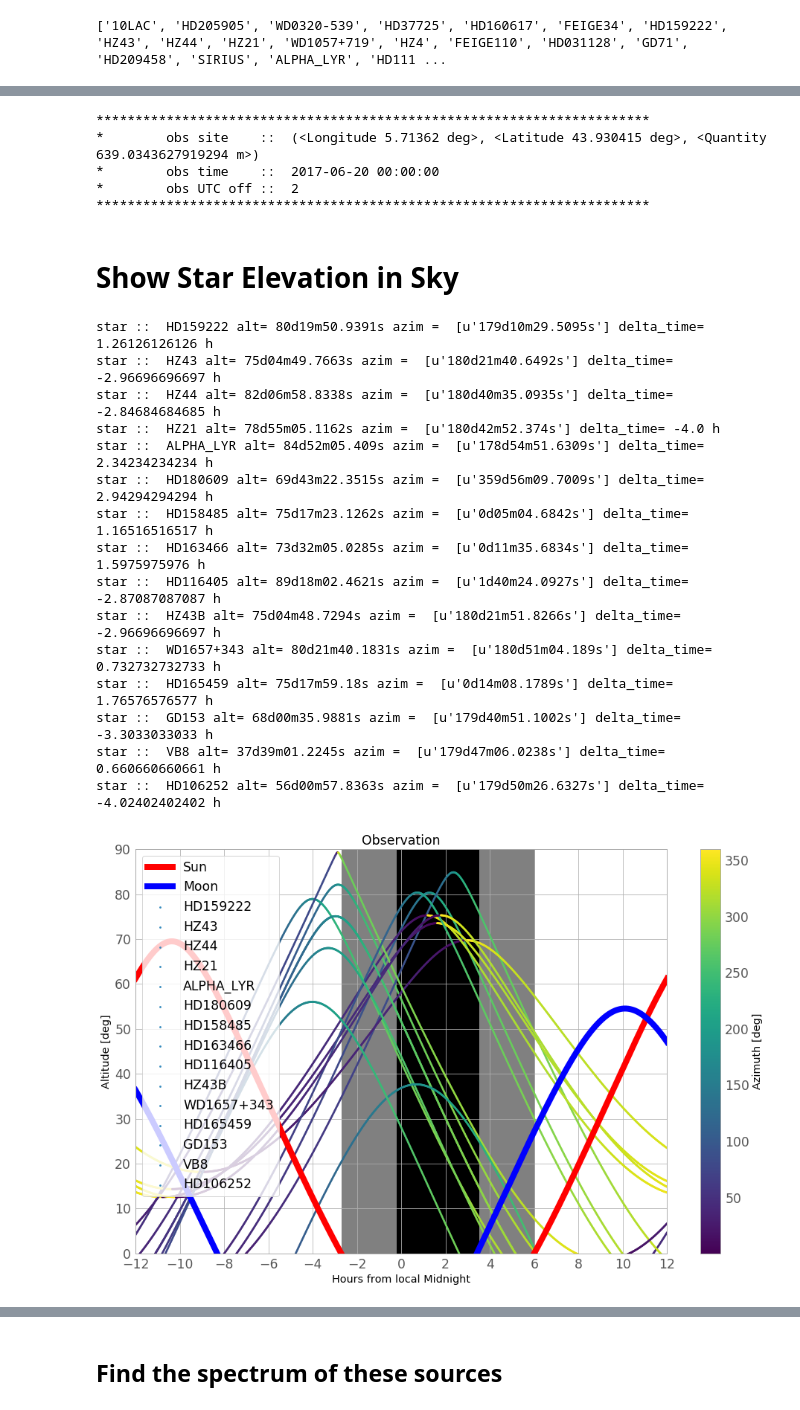
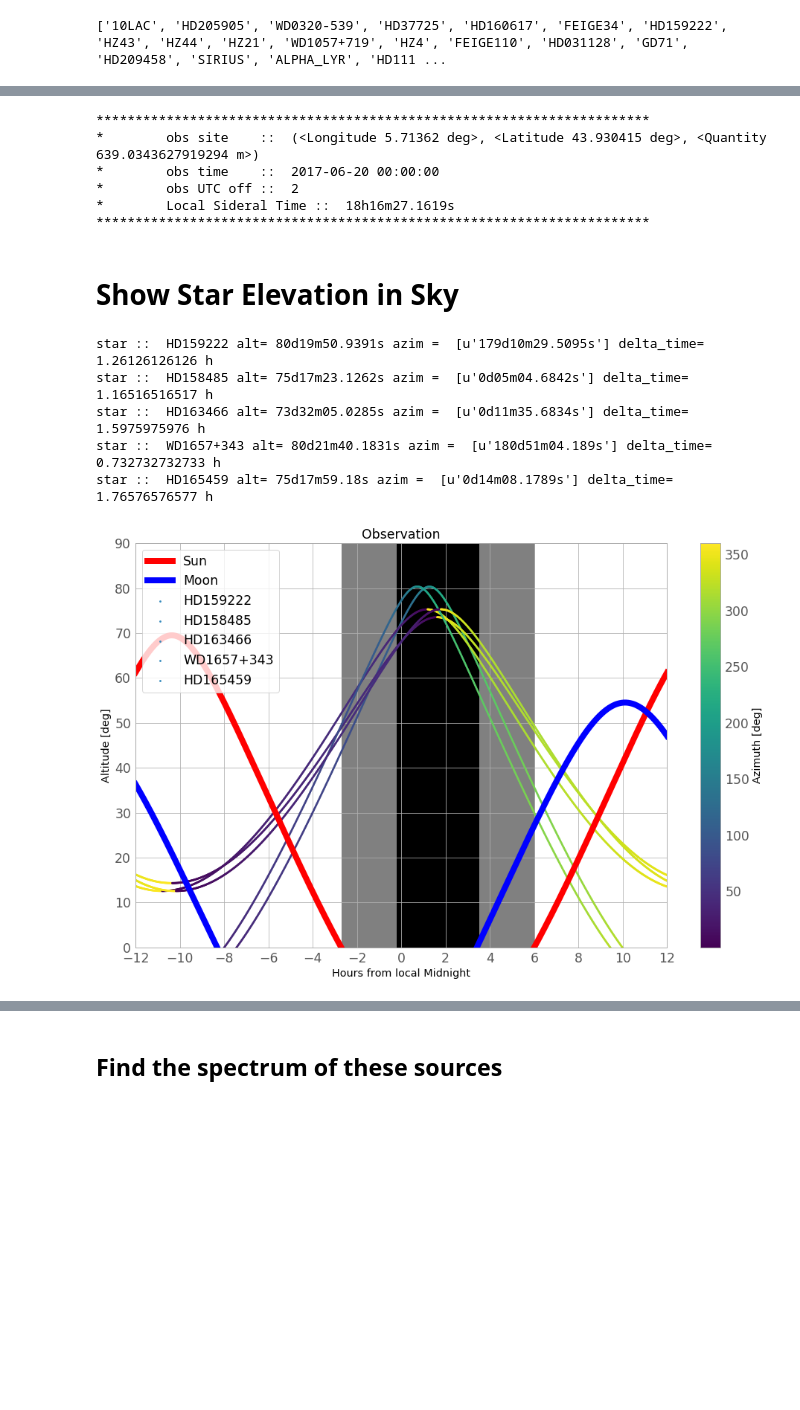
Before and after one commit to sylvielsstfr/AtmCalibAna, a Jupyter notebook: tools/pysynphot_tools/CALSPEC_sources/CalSpecQuery_OHPJuly2017.ipynb, the cells around one changed output, grey strips where cells are left out. Cells and saved outputs as stored; diff of their text form; code cells hidden in the pictures; blank space fills up the shorter version.

Commit message:
add sidereal time OHP

```diff
--- a/tools/pysynphot_tools/CALSPEC_sources/CalSpecQuery_OHPJuly2017.ipynb
+++ b/tools/pysynphot_tools/CALSPEC_sources/CalSpecQuery_OHPJuly2017.ipynb
@@ -697,12 +715,14 @@ print "*********************************************************************** "
 print "* \t obs site    :: ", obs_site.to_geodetic()
 print "* \t obs time    :: ", obs_date_time
 print "* \t obs UTC off :: ", obs_utc_offset
+print "* \t Local Sideral Time :: ",obs_date_sidtime
 print "*********************************************************************** "
 # %% [output]
 ***********************************************************************
 *        obs site    ::  (<Longitude 5.71362 deg>, <Latitude 43.930415 deg>, <Quantity 639.0343627919294 m>)
 *        obs time    ::  2017-06-20 00:00:00
 *        obs UTC off ::  2
+*        Local Sideral Time ::  18h16m27.1619s
 ***********************************************************************
 # %% [markdown]
 # Show Star Elevation in Sky
@@ -728,45 +748,35 @@ for key, starobj in All_CALSPEC_Stars_InSkyCoord.iteritems():
     alt_max=np.max(star_traj_insky.alt)
     az_max=star_traj_insky.az[np.where(star_traj_insky.alt==alt_max)]
     delta_tt=delta_midnight[np.where(star_traj_insky.alt==alt_max)][0]
-    if alt_max>30*u.deg and delta_tt<5*u.hour and delta_tt>-5*u.hour:
+    if alt_max>60*u.deg and delta_tt<2*u.hour and delta_tt>-2*u.hour:
         print 'star :: ',key,'alt=',alt_max,'azim = ',az_max,'delta_time=',delta_tt
         plt.scatter(delta_midnight, star_traj_insky.alt,c=star_traj_insky.az, label=key, lw=0, s=8,cmap='viridis')
         selected_star_forObs.append(key)
         filen=starobj.getCalspecFile()
         selected_star_forObs_Filename.append(filen)
 
 # plot astronomical crepuscule
 plt.fill_between(delta_midnight.to('hr').value, 0, 90,
                  sunaltazs_ofthenight.alt < -0*u.deg, color='0.5', zorder=0)
 #plot astronomical night
 plt.fill_between(delta_midnight.to('hr').value, 0, 90,
                  sunaltazs_ofthenight.alt < -18*u.deg, color='k', zorder=0)
 plt.colorbar().set_label('Azimuth [deg]')
 plt.legend(loc='upper left')
 plt.xlim(-12, 12)
 plt.xticks(np.arange(13)*2 -12)
 plt.ylim(0, 90)
 plt.title('Observation')
 plt.xlabel('Hours from local Midnight')
 plt.ylabel('Altitude [deg]')
 plt.show()
 # %% [output]
 star ::  HD159222 alt= 80d19m50.9391s azim =  [u'179d10m29.5095s'] delta_time= 1.26126126126 h
-star ::  HZ43 alt= 75d04m49.7663s azim =  [u'180d21m40.6492s'] delta_time= -2.96696696697 h
-star ::  HZ44 alt= 82d06m58.8338s azim =  [u'180d40m35.0935s'] delta_time= -2.84684684685 h
-star ::  HZ21 alt= 78d55m05.1162s azim =  [u'180d42m52.374s'] delta_time= -4.0 h
-star ::  ALPHA_LYR alt= 84d52m05.409s azim =  [u'178d54m51.6309s'] delta_time= 2.34234234234 h
-star ::  HD180609 alt= 69d43m22.3515s azim =  [u'359d56m09.7009s'] delta_time= 2.94294294294 h
 star ::  HD158485 alt= 75d17m23.1262s azim =  [u'0d05m04.6842s'] delta_time= 1.16516516517 h
 star ::  HD163466 alt= 73d32m05.0285s azim =  [u'0d11m35.6834s'] delta_time= 1.5975975976 h
-star ::  HD116405 alt= 89d18m02.4621s azim =  [u'1d40m24.0927s'] delta_time= -2.87087087087 h
-star ::  HZ43B alt= 75d04m48.7294s azim =  [u'180d21m51.8266s'] delta_time= -2.96696696697 h
 star ::  WD1657+343 alt= 80d21m40.1831s azim =  [u'180d51m04.189s'] delta_time= 0.732732732733 h
 star ::  HD165459 alt= 75d17m59.18s azim =  [u'0d14m08.1789s'] delta_time= 1.76576576577 h
-star ::  GD153 alt= 68d00m35.9881s azim =  [u'179d40m51.1002s'] delta_time= -3.3033033033 h
-star ::  VB8 alt= 37d39m01.2245s azim =  [u'179d47m06.0238s'] delta_time= 0.660660660661 h
-star ::  HD106252 alt= 56d00m57.8363s azim =  [u'179d50m26.6327s'] delta_time= -4.02402402402 h
-[figure, old version]
+[figure, new version]
 # %%
 selected_star_forObs
 # %% [output]
```
Also changed, not shown: parts of 21 cells of this notebook, 1 other file.
